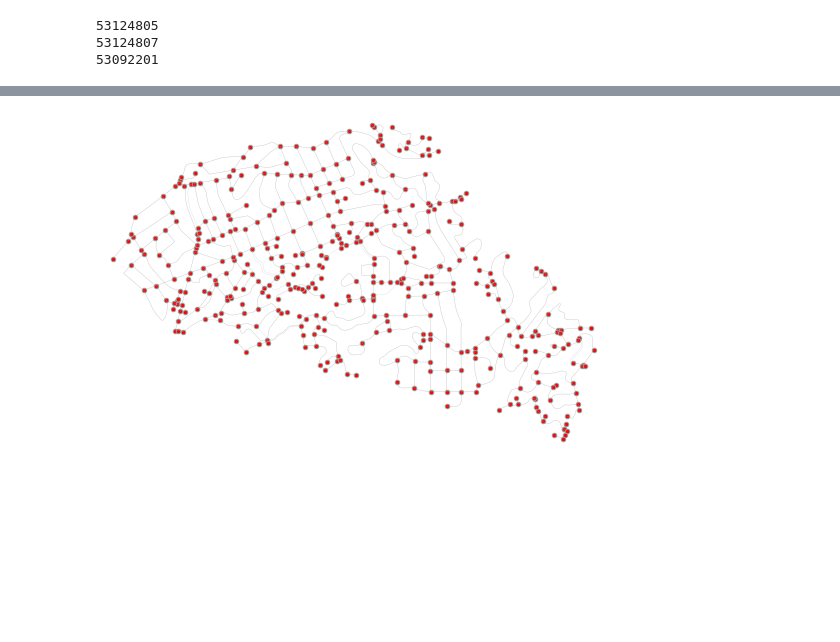
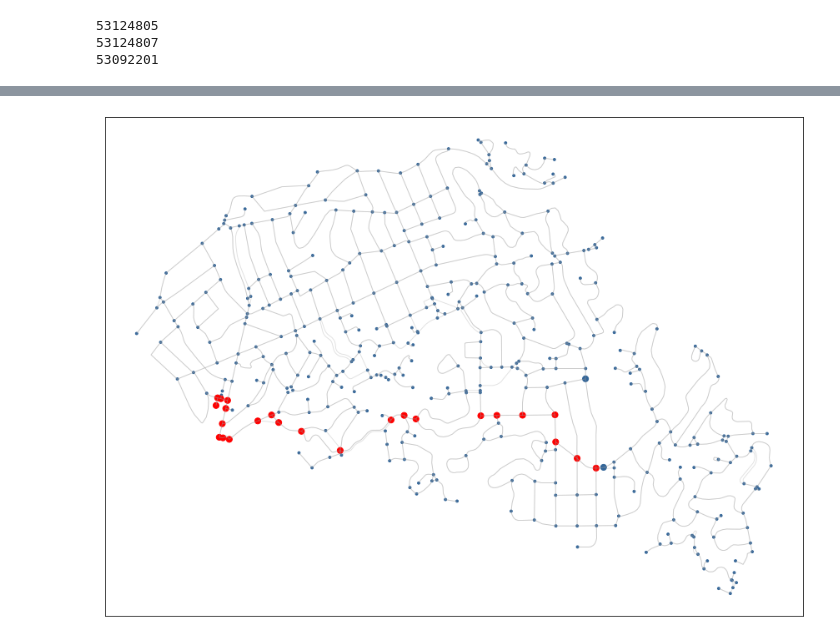
Before and after one commit to Dr-AlaaKhamis/Graph-Search-Algorithms, a Jupyter notebook: Algorithms.ipynb, the cells around one changed output, grey strips where cells are left out. Saved outputs shown, nothing was run; the diff lists cells and outputs as text; code cells hidden in the pictures; blank space fills up the shorter version.

```diff
--- a/Algorithms.ipynb
+++ b/Algorithms.ipynb
@@ -35,9 +36,16 @@ class Node:
         node = self
         path = []
         while node:
-            path.append(node)
+            path.append(node.osmid)
             node = node.parent
         return path[::-1]
+
+    def __eq__(self, other):
+        return self.osmid == other.osmid
+
+    def __hash__(self):
+        return hash(self.osmid)
+
 
 origin = Node(source_node, 53124805, distance = 0, parent = None)
 
@@ -46,8 +54,8 @@ children = origin.expand()
 
 nextgeneration = children[0].expand()
 
-for node in nextgeneration[0].path():
-    print(node.osmid)
+for ID in nextgeneration[0].path():
+    print(ID)
 # %% [output]
 53124805
 53124807
@@ -81,36 +68,33 @@ fig_width = fig_height / bbox_aspect_ratio
+# %%
+ll = [53124805, 53125997, 53046251, 53046250, 53027463, 53152062, 53085382, 53023513, 53122757, 317339074, 53036558, 53095909, 53073843, 53152083, 53152069, 53152068, 5477879803, 5477879802, 53117166, 4918961128, 53062958, 4918961130, 5477879796, 5477879797]
+# %%
+nc = ['r' if node in ll else '#336699' for node in G.nodes()]
+ns = [50 if node in ll or node == 53124803 or node == 2518218246 or node == 53125997 else 8 for node in G.nodes()]
 # %%
-fig, ax = plt.subplots(figsize=(fig_width, fig_height), facecolor='w')
+fig, ax = plt.subplots(figsize=(15,11))
 ax.set_facecolor('w')
+
 lines = []
 for u, v, data in G.edges(keys=False, data=True):
         if 'geometry' in data:
             xs, ys = data['geometry'].xy
             lines.append(list(zip(xs, ys)))
         else:
             x1 = G.nodes[u]['x']
             y1 = G.nodes[u]['y']
             x2 = G.nodes[v]['x']
             y2 = G.nodes[v]['y']
             line = [(x1, y1), (x2, y2)]
             lines.append(line)
-lc = LineCollection(lines, colors='#999999', linewidths=0.3, alpha=0.4, zorder=2)
+
+lc = LineCollection(lines, colors='#999999', linewidths=0.9, alpha=0.3)
 ax.add_collection(lc)
-ax.scatter(node_Xs, node_Ys, s=20, c=['r'], alpha=1, edgecolor='#999999', zorder=1)
-margin = 0.02
-margin_ns = (north - south) * margin
-margin_ew = (east - west) * margin
-ax.set_ylim((south - margin_ns, north + margin_ns))
-ax.set_xlim((west - margin_ew, east + margin_ew))
-xaxis = ax.get_xaxis()
-yaxis = ax.get_yaxis()
 
-xaxis.get_major_formatter().set_useOffset(False)
-yaxis.get_major_formatter().set_useOffset(False)
-ax.axis('off')
-ax.margins(0)
-ax.tick_params(which='both', direction='in')
-xaxis.set_visible(False)
-yaxis.set_visible(False)
+y = ax.scatter(node_Xs, node_Ys, s=ns, c=nc)
+
+ax.get_xaxis().set_visible(False)
+ax.get_yaxis().set_visible(False)
+
 plt.show()
 # %% [output]
-[figure, old version]
+[figure, new version]
```
Also changed, not shown: parts of 10 cells of this notebook, 1 other file.
